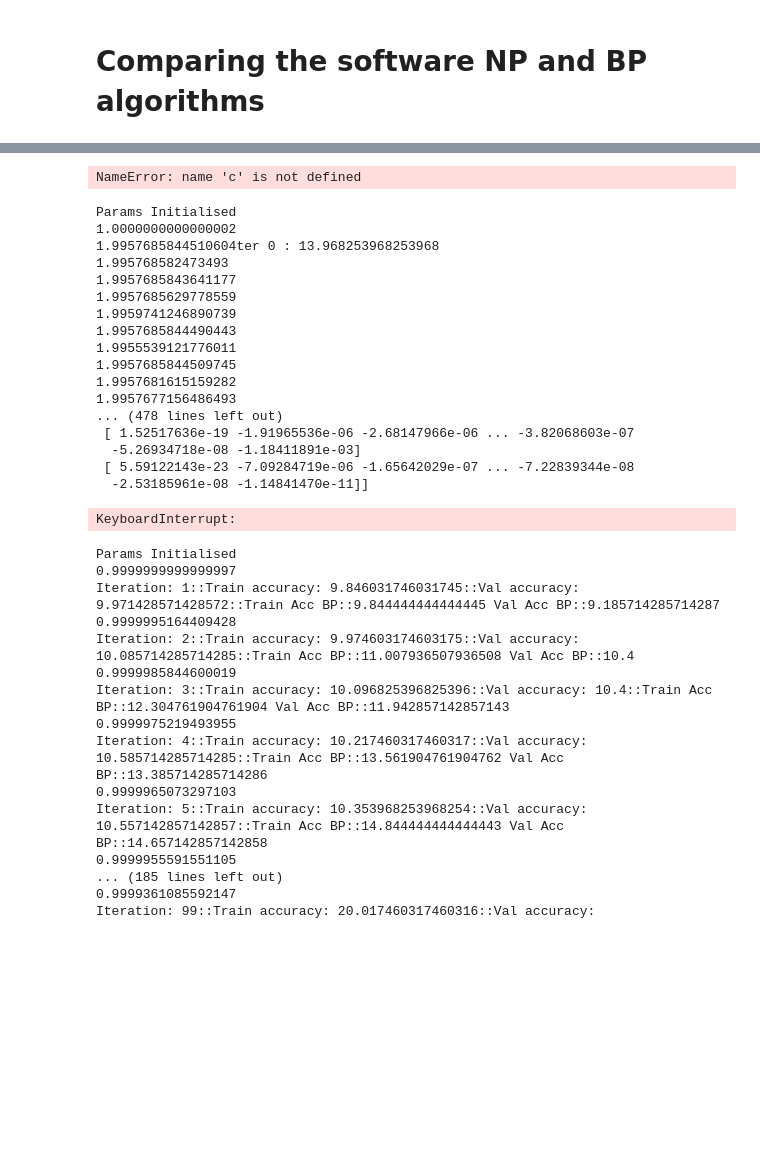
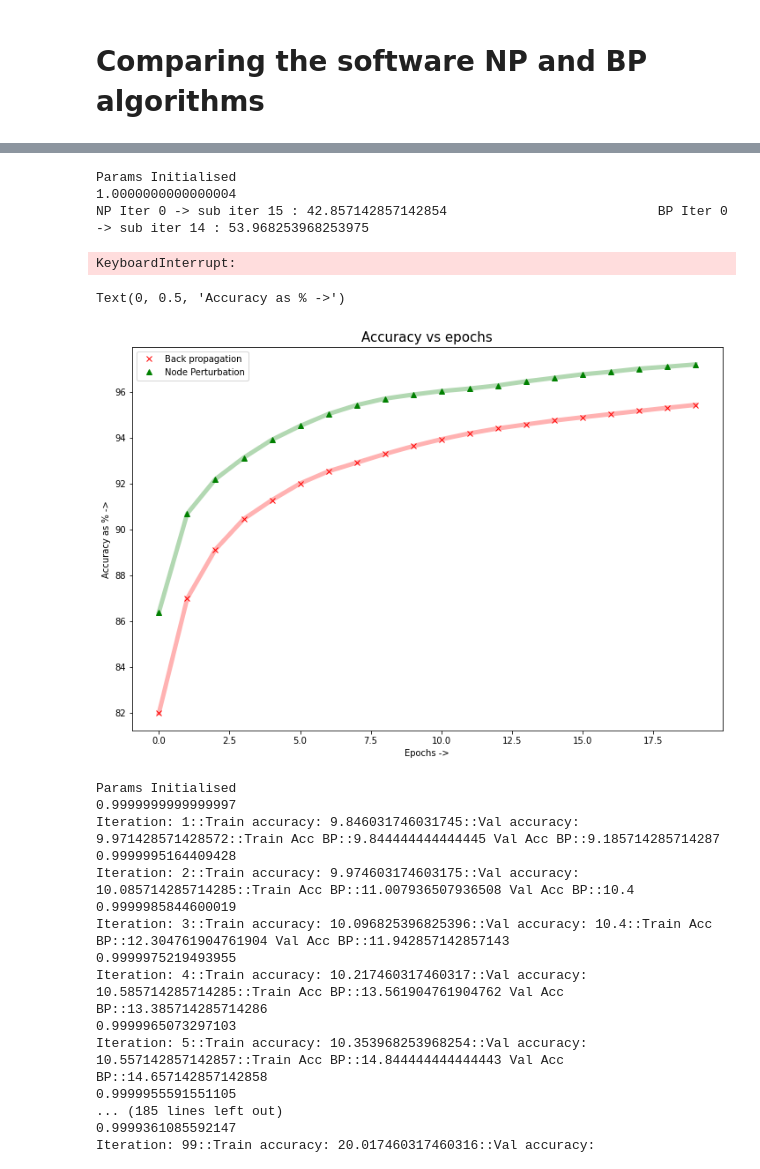
Before and after one commit to Rohit01-zoey/Perturbation-techniques-in-CNNs, a Jupyter notebook: code/mnistNodePert.ipynb, the cells around one changed output, grey strips where cells are left out. Drawn from its saved outputs; the diff is of its cells as text; code cells hidden in the pictures; blank space fills up the shorter version.

```diff
--- a/code/mnistNodePert.ipynb
+++ b/code/mnistNodePert.ipynb
@@ -1370,6 +1342,0 @@ c = np.zeros_like(a)
-# %%
-for _ in range(a.shape[0]):
-    b = a.copy()
-    b[_,:] += 5000
-    print(b)
-    c[_, :]+= b[_]
@@ -1402,7 +1343,3 @@ array([[5077, 5094, 5022, 5081, 5071],
-# %%
-c - np.array([1,2,3,4,5])
-# %% [output]
-NameError: name 'c' is not defined
 # %%
 def NP(pert, lossBeforePert, Z1, A1, Z2, A2, Z3, A3, W1, W2, W3, b1, b2, b3, X1, Y1):
   #calculating dw3 and db3
@@ -1478,7 +1405,7 @@ def NP(pert, lossBeforePert, Z1, A1, Z2, A2, Z3, A3, W1, W2, W3, b1, b2, b3, X1,
 
   return dW1, db1, dW2, db2, dW3, db3
 # %%
-def batchGDComp(X,Y,iter, lr, pert, print_op=1):
+def batchGDComp(X,Y,iter, lrBP, lrNP, pert, print_op=1):
 
   # print("Entered Grad Descent")
   #performs minibatch grad descent for given iterations and learning rate
@@ -1537,7 +1464,7 @@ def batchGDComp(X,Y,iter, lr, pert, print_op=1):
       #dW1, db1, dW2, db2, dW3, db3 = backprop(Z1, A1, Z2, A2, Z3, A3, W1, W2, W3, X1, Y1)
       dW1np, db1np, dW2np, db2np, dW3np, db3np = NP(pert, lossBeforePert, Z1, A1, Z2, A2, Z3, A3, W1np, W2np, W3np, b1np, b2np, b3np, X1, Y1)
       #print(f"iter in iter{j}")
-      W1np, b1np, W2np, b2np, W3np, b3np = param_update(W1np, b1np, W2np, b2np, W3np, b3np, dW1np, db1np, dW2np, db2np, dW3np, db3np, lr = lr)
+      W1np, b1np, W2np, b2np, W3np, b3np = param_update(W1np, b1np, W2np, b2np, W3np, b3np, dW1np, db1np, dW2np, db2np, dW3np, db3np, lr = lrNP)
       #print(W1)
 
 
@@ -1548,14 +1475,15 @@ def batchGDComp(X,Y,iter, lr, pert, print_op=1):
       #print(f"Main iter: {i} Sub iter : {j}\n")
       dW1bp, db1bp, dW2bp, db2bp, dW3bp, db3bp = backprop(Z1, A1, Z2, A2, Z3, A3, W1bp, W2bp, W3bp, X1, Y1)
       #print(f"iter in iter{j}")
-      W1bp, b1bp, W2bp, b2bp, W3bp, b3bp = param_update(W1bp, b1bp, W2bp, b2bp, W3bp, b3bp, dW1bp, db1bp, dW2bp, db2bp, dW3bp, db3bp, lr = lr)
+      W1bp, b1bp, W2bp, b2bp, W3bp, b3bp = param_update(W1bp, b1bp, W2bp, b2bp, W3bp, b3bp, dW1bp, db1bp, dW2bp, db2bp, dW3bp, db3bp, lr = lrBP)
       #plt.plot(dW1np.flatten(), dW1bp.flatten(), '.')
       #plt.xlabel("Weight updates from Node perturbation")
       #plt.ylabel("Weight updates from Back prop")
       #plt.show()
 
 
-
+    lrNP = lrNP*np.exp(-0.01)
+    lrBP = lrBP*np.exp(-0.01)
 
     if (i+1)%(print_op) == 0:
       #print(f'\nIteration: {i + 1}')
@@ -1594,27 +1522,28 @@ def batchGDComp(X,Y,iter, lr, pert, print_op=1):
       #print(f'Sum of weights: {sum_w}')
 
   return w1Sim, b1Sim, w2Sim, b2Sim, w3Sim, b3Sim, train_acc, val_acc, train_loss, val_loss, sum_weights
-# %%
-batchGDComp(x_train,y_train,2, 0.0001, 0.05, print_op=1)
-# %% [output]
-Params Initialised
-1.0000000000000002
-1.9957685844510604ter 0 : 13.968253968253968
-1.995768582473493
-1.9957685843641177
-1.9957685629778559
-1.9959741246890739
-1.9957685844490443
-1.9955539121776011
-1.9957685844509745
-1.9957681615159282
-1.9957677156486493
-... (478 lines left out)
- [ 1.52517636e-19 -1.91965536e-06 -2.68147966e-06 ... -3.82068603e-07
-  -5.26934718e-08 -1.18411891e-03]
- [ 5.59122143e-23 -7.09284719e-06 -1.65642029e-07 ... -7.22839344e-08
-  -2.53185961e-08 -1.14841470e-11]]
-KeyboardInterrupt:
+# %%
+w1Sim, b1Sim, w2Sim, b2Sim, w3Sim, b3Sim, trainAccBoth, valAccBoth, _, _, _ = batchGDComp(x_train,y_train,20, 0.1, 0.5, 0.0000000000001, print_op=1)
+# %% [output]
+Params Initialised
+1.0000000000000004
+NP Iter 0 -> sub iter 15 : 42.857142857142854                           BP Iter 0 -> sub iter 14 : 53.968253968253975
+KeyboardInterrupt:
+# %%
+trainBP = [i[0] for i in trainAccBoth]
+trainNP = [i[1] for i in trainAccBoth]
+plt.figure(figsize=(12,8))
+plt.plot(trainBP, 'rx')
+plt.plot(trainNP, 'g^')
+plt.plot(trainBP, 'r', linewidth=5,alpha=0.3)
+plt.plot(trainNP, 'g', linewidth=5,alpha=0.3)
+plt.legend(["Back propagation", "Node Perturbation"])
+plt.title("Accuracy vs epochs", size=15)
+plt.xlabel("Epochs ->", size=10)
+plt.ylabel("Accuracy as % ->", size = 10)
+# %% [output]
+Text(0, 0.5, 'Accuracy as % ->')
+[figure, added]
 # %%
 w1Sim, b1Sim, w2Sim, b2Sim, w3Sim, b3Sim, trainAccBoth, valAccBoth, _, _, _ = batchGDComp(x_train,y_train,100, 0.0001, 0.000005, print_op=1)
 # %% [output]
```
Also changed, not shown: parts of 19 cells of this notebook.
